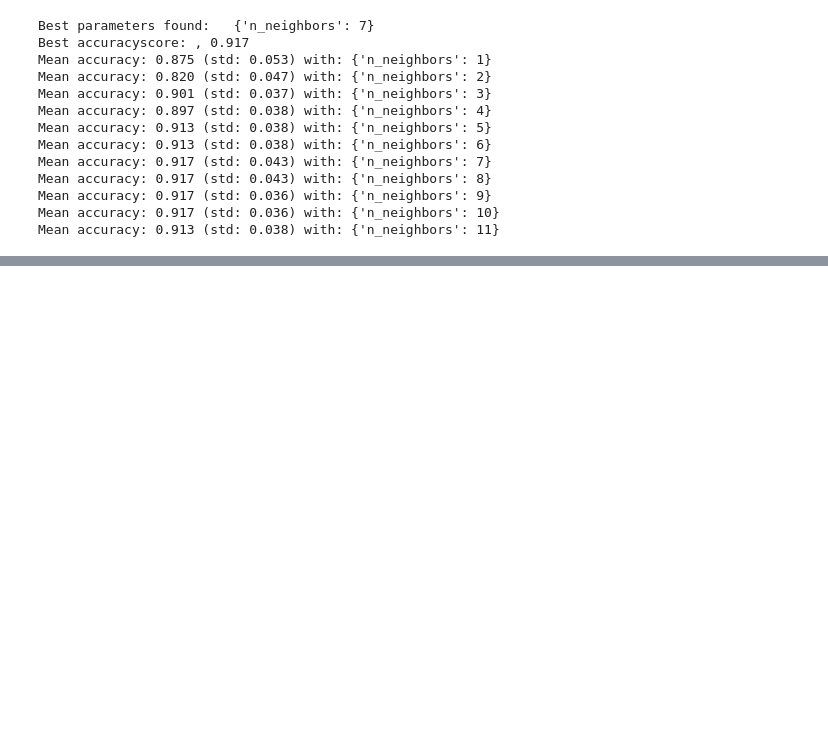
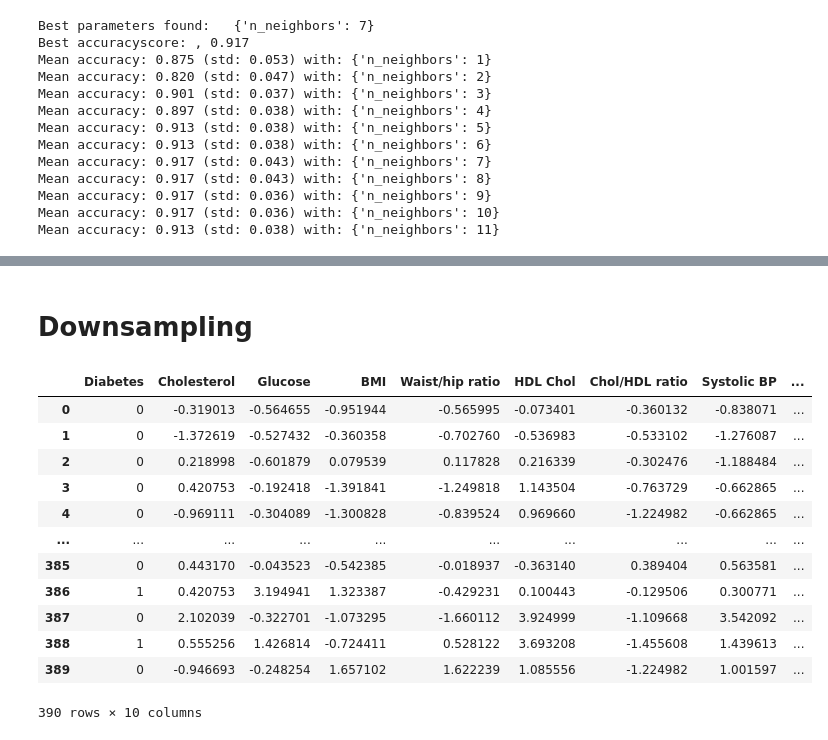
Before and after one commit to yassmine-elaiadi/Classification-with-KNN-for-diabetes-patients, a Jupyter notebook: KNN.ipynb, the cells around one changed output, grey strips where cells are left out. Cells and saved outputs as stored; diff of their text form; code cells hidden in the pictures; blank space fills up the shorter version.

```diff
--- a/KNN.ipynb
+++ b/KNN.ipynb
@@ -160,0 +181,20 @@ Mean accuracy: 0.913 (std: 0.038) with: {'n_neighbors': 11}
+# %% [markdown]
+# Downsampling
+# %%
+# Converting Diabetes column into binary (0 for No Diabetes and 1 for Diabetes)
+df_stdize['Diabetes'] = np.where(df_stdize['Diabetes'] == 'Diabetes', 1, 0)
+df_stdize
+# %% [output]
+|  | Diabetes | Cholesterol | Glucose | BMI | Waist/hip ratio | HDL Chol | Chol/HDL ratio | Systolic BP | ... |
+| 0 | 0 | -0.319013 | -0.564655 | -0.951944 | -0.565995 | -0.073401 | -0.360132 | -0.838071 | ... |
+| 1 | 0 | -1.372619 | -0.527432 | -0.360358 | -0.702760 | -0.536983 | -0.533102 | -1.276087 | ... |
+| 2 | 0 | 0.218998 | -0.601879 | 0.079539 | 0.117828 | 0.216339 | -0.302476 | -1.188484 | ... |
+| 3 | 0 | 0.420753 | -0.192418 | -1.391841 | -1.249818 | 1.143504 | -0.763729 | -0.662865 | ... |
+| 4 | 0 | -0.969111 | -0.304089 | -1.300828 | -0.839524 | 0.969660 | -1.224982 | -0.662865 | ... |
+| ... | ... | ... | ... | ... | ... | ... | ... | ... | ... |
+| 385 | 0 | 0.443170 | -0.043523 | -0.542385 | -0.018937 | -0.363140 | 0.389404 | 0.563581 | ... |
+| 386 | 1 | 0.420753 | 3.194941 | 1.323387 | -0.429231 | 0.100443 | -0.129506 | 0.300771 | ... |
+| 387 | 0 | 2.102039 | -0.322701 | -1.073295 | -1.660112 | 3.924999 | -1.109668 | 3.542092 | ... |
+| 388 | 1 | 0.555256 | 1.426814 | -0.724411 | 0.528122 | 3.693208 | -1.455608 | 1.439613 | ... |
+| 389 | 0 | -0.946693 | -0.248254 | 1.657102 | 1.622239 | 1.085556 | -1.224982 | 1.001597 | ... |
+390 rows × 10 columns
```
Also changed, not shown: parts of 9 cells of this notebook.
